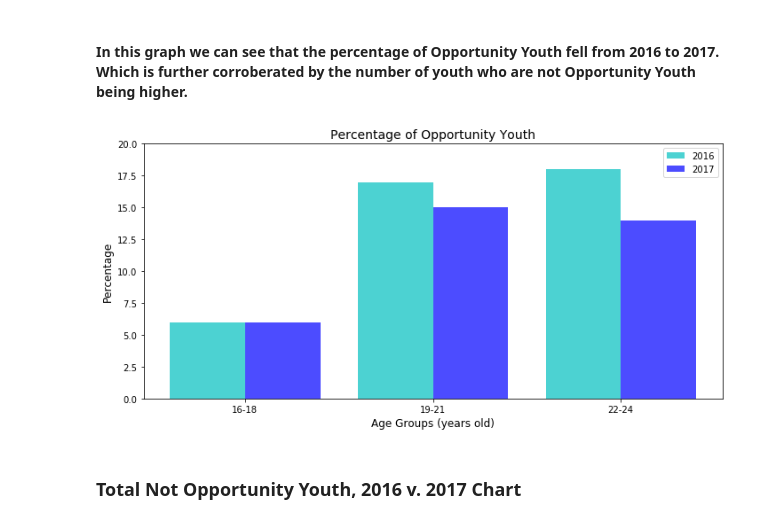
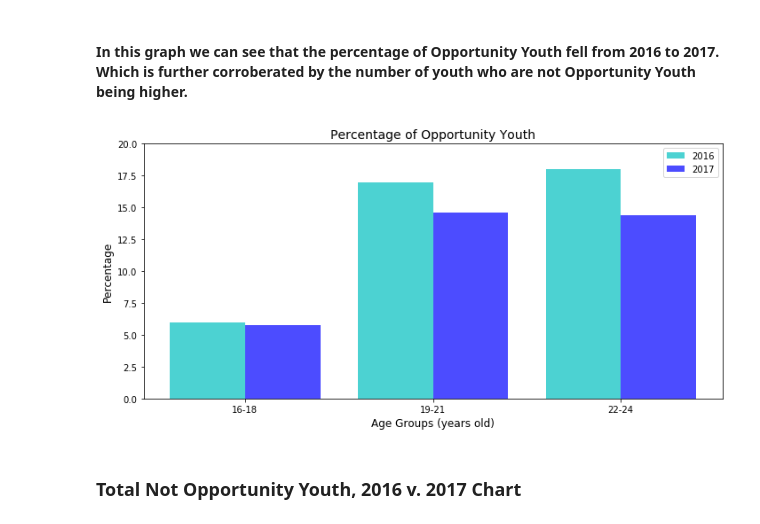
Before and after one commit to Caellwyn/south-king-county-opportunity-youth, a Jupyter notebook: notebooks/exploratory/comparison_charts_final.ipynb, the cells around one changed output. Saved outputs shown, nothing was run; the diff lists cells and outputs as text; code cells hidden in the pictures.

Commit message:
updated and combined visuals notebook

```diff
--- a/notebooks/exploratory/comparison_charts_final.ipynb
+++ b/notebooks/exploratory/comparison_charts_final.ipynb
@@ -12,0 +32,18 @@ import matplotlib.pyplot as plt
+# %%
+oy_age_totals_16 = {
+    '16-18': df_totals_16.loc[1,'%16-18'],
+    '19-21': df_totals_16.loc[1,'%19-21'],
+    '22-24': df_totals_16.loc[1,'%22-24'],
+    'Total': df_totals_16.loc[1,'%Totals']}
+
+wnd_age_totals_16 = {
+    '16-18': df_totals_16.loc[2,'%16-18'],
+    '19-21': df_totals_16.loc[2,'%19-21'],
+    '22-24': df_totals_16.loc[2,'%22-24'],
+    'Total': df_totals_16.loc[2,'%Totals']}
+
+noy_age_totals_16 = {
+    '16-18': df_totals_16.loc[3,'%16-18'],
+    '19-21': df_totals_16.loc[3,'%19-21'],
+    '22-24': df_totals_16.loc[3,'%22-24'],
+    'Total': df_totals_16.loc[3,'%Totals']}
@@ -12,0 +85,4 @@ import matplotlib.pyplot as plt
+# %%
+#2017 data
+df_totals_17 =pd.read_csv('tables/total_population.csv')
+df_oy_17 = pd.read_csv('tables/opportunity_youth.csv')
@@ -12,0 +97,18 @@ import matplotlib.pyplot as plt
+# %%
+oy_age_totals = {
+    '16-18': df_totals_17.loc[1,'%16-18'],
+    '19-21': df_totals_17.loc[1,'%19-21'],
+    '22-24': df_totals_17.loc[1,'%22-24'],
+    'Total': df_totals_17.loc[1,'%Total']}
+
+wnd_age_totals = {
+    '16-18': df_totals_17.loc[2,'%16-18'],
+    '19-21': df_totals_17.loc[2,'%19-21'],
+    '22-24': df_totals_17.loc[2,'%22-24'],
+    'Total': df_totals_17.loc[2,'%Total']}
+
+noy_age_totals = {
+    '16-18': df_totals_17.loc[3,'%16-18'],
+    '19-21': df_totals_17.loc[3,'%19-21'],
+    '22-24': df_totals_17.loc[3,'%22-24'],
+    'Total': df_totals_17.loc[3,'%Total']}
@@ -16,36 +151,36 @@ import matplotlib.pyplot as plt
 #### In this graph we can see that the percentage of Opportunity Youth fell from 2016 to 2017. Which is further corroberated by the number of youth who are not Opportunity Youth being higher.
 # %%
 n_groups = 3
-data_2016 = (6, 17, 18)
-data_2017 = (6, 15, 14)
+data_2016 = (oy_age_totals_16['16-18'], oy_age_totals_16['19-21'], oy_age_totals_16['22-24'])
+data_2017 = (oy_age_totals['16-18'], oy_age_totals['19-21'], oy_age_totals['22-24'])
 
 index = np.arange(n_groups)
 bar_width = 0.40
 opacity = 0.7
 figure = plt.figure(figsize = (10,5))
 
 bar2016= plt.bar(index, data_2016, bar_width,
 alpha=opacity,
 color='c',
 label='2016')
 
 bar2017= plt.bar(index + bar_width, data_2017, bar_width,
 alpha=opacity,
 color='b',
 label='2017')
 
 plt.xlabel('Age Groups (years old)', fontsize=12)
 plt.ylabel('Percentage', fontsize=12)
 plt.title('Percentage of Opportunity Youth', fontsize=14)
 plt.xticks(index + bar_width/2, ('16-18', '19-21', '22-24'), fontsize=10)
 plt.ylim([0,20])
 plt.legend()
 
 plt.tight_layout()
 plt.show()
 figure.savefig('OY_total_2016_2017.png' ,dpi=300, bbox_inches='tight')
 # %% [output]
-[figure, old version]
+[figure, new version]
 # %% [markdown]
 ### Total Not Opportunity Youth, 2016 v. 2017 Chart
 # %% [markdown]
```
Also changed, not shown: parts of 22 cells of this notebook, 2 other files.
